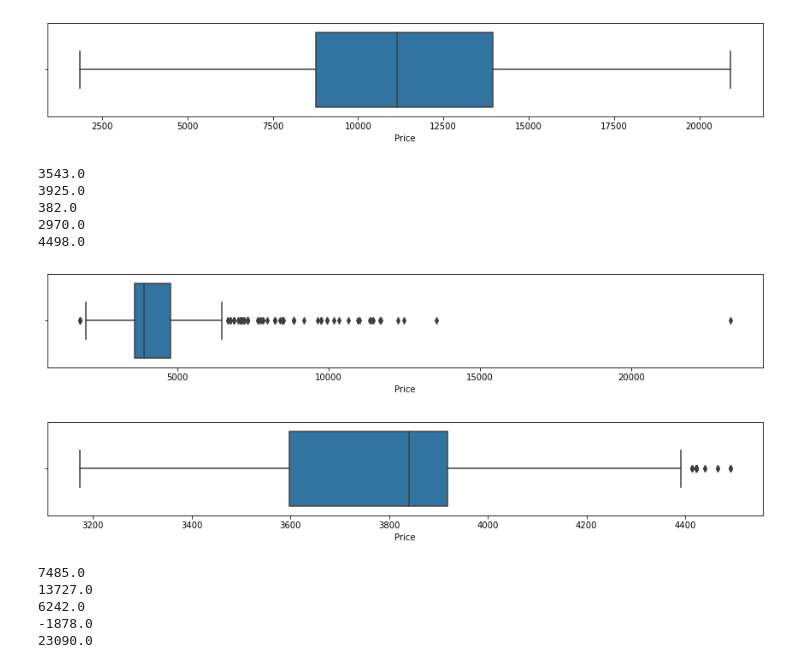
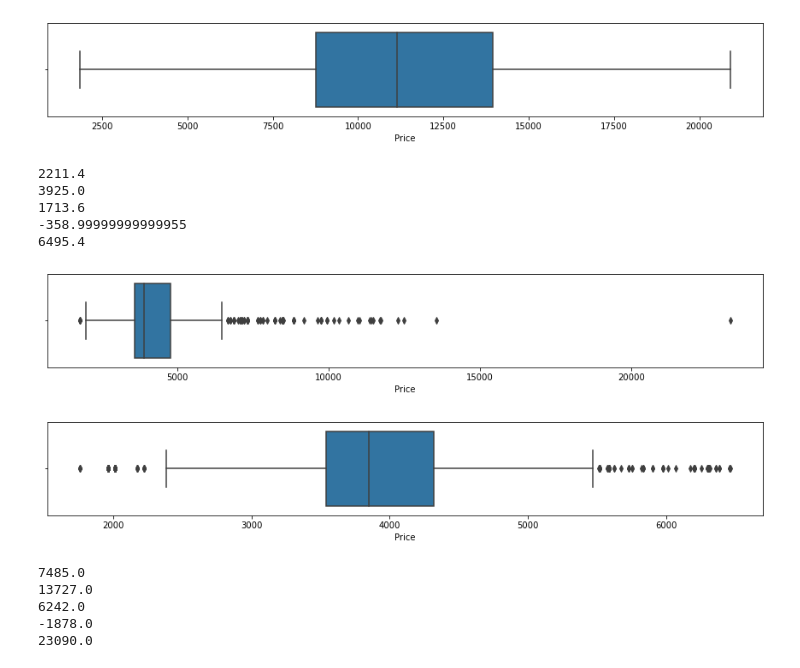
Before and after one commit to SHIVRAJSHINDE/Eda-FeatureEngineering, a Jupyter notebook: EDA/Data Travel/edaAndPreprocessing2.ipynb, the cells around one changed output. Drawn from its saved outputs; the diff is of its cells as text; code cells hidden in the pictures.

```diff
--- a/EDA/Data Travel/edaAndPreprocessing2.ipynb
+++ b/EDA/Data Travel/edaAndPreprocessing2.ipynb
@@ -453,39 +485,40 @@ JetAirwaysDataSet = airDataSet
 airDataSet = df[df['Airline']=='SpiceJet']
 airDataSet
 
 plt.figure(figsize=(15,2))
 sns.boxplot(x=airDataSet['Price'])
 
 
-q1 = airDataSet['Price'].quantile(0.20)
+q1 = airDataSet['Price'].quantile(0.10)
 q3 = airDataSet['Price'].quantile(.60)
 
 IQR = q3-q1
 
 lowerLimit = q1-1.5*IQR
 upperLimit = q3+1.5*IQR
 
 print(q1)
 print(q3)
 print(IQR)
 print(lowerLimit)
 print(upperLimit)
+
 airDataSet.drop(airDataSet[airDataSet['Price']>upperLimit].index,axis=0,inplace=True)
 airDataSet.drop(airDataSet[airDataSet['Price']<lowerLimit].index,axis=0,inplace=True)
 
 airDataSet
 plt.figure(figsize=(15,2))
 sns.boxplot(x=airDataSet['Price'])
 
 SpiceJetDataSet = airDataSet
 # %% [output]
-3543.0
+2211.4
 3925.0
-382.0
-2970.0
-4498.0
+1713.6
+-358.99999999999955
+6495.4
 [figure]
-[figure, old version]
+[figure, new version]
 # %%
 airDataSet = df[df['Airline']=='Multiple carriers']
 airDataSet
```
Also changed, not shown: parts of 37 cells of this notebook.
